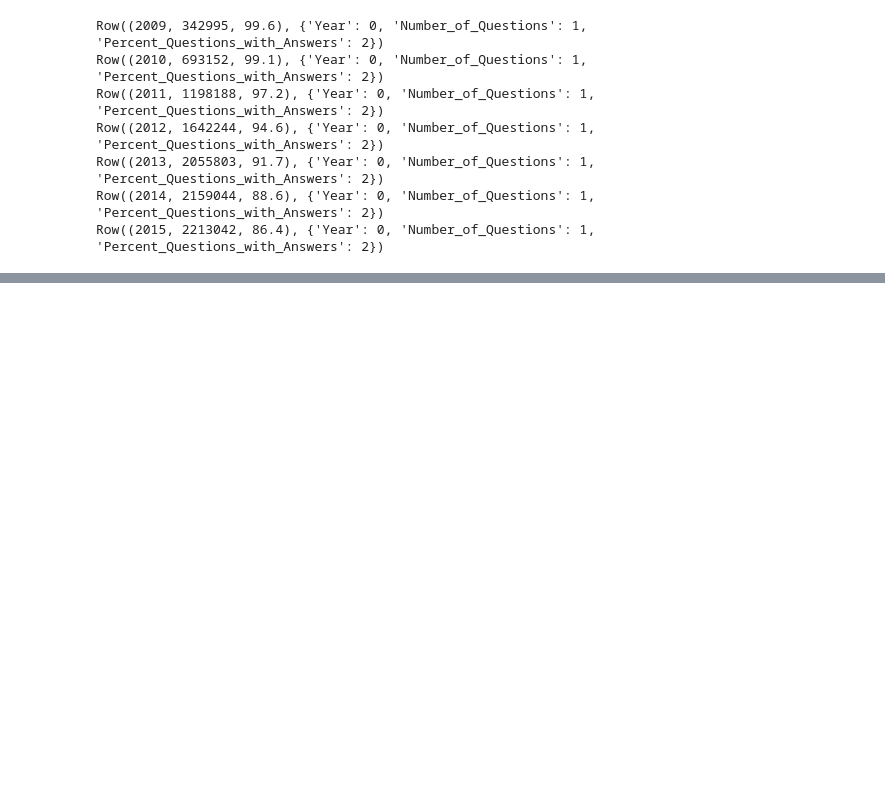
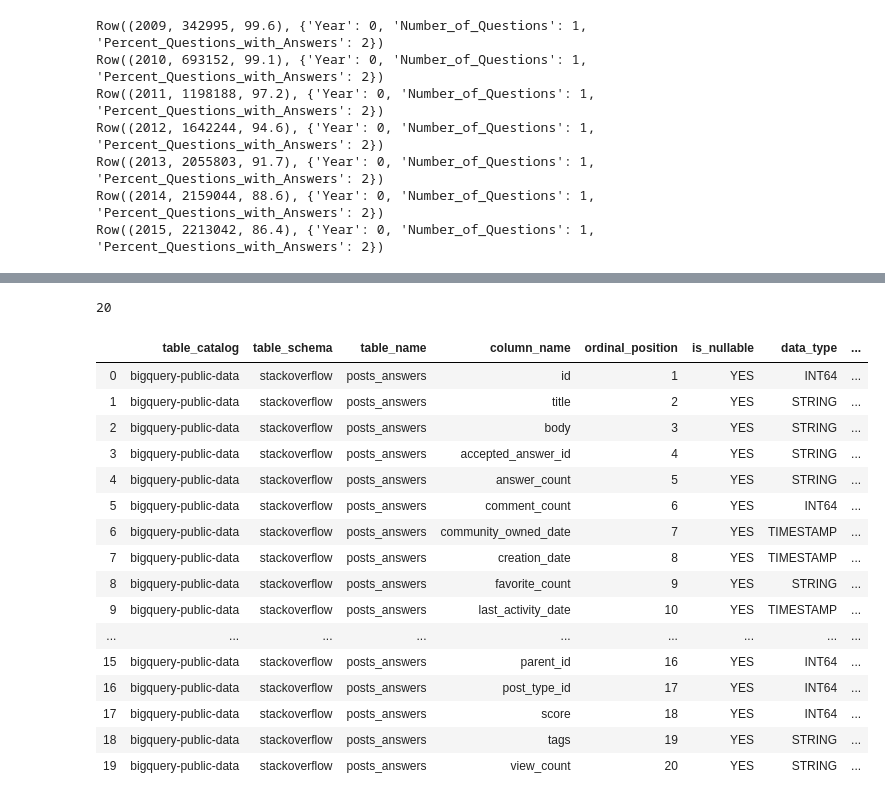
Before and after one commit to tarrade/proj_NLP_text_classification_with_GCP, a Jupyter notebook: notebook/01-Exploration-BigQuery.ipynb, the cells around one changed output, grey strips where cells are left out. Saved outputs shown, nothing was run; the diff lists cells and outputs as text; code cells hidden in the pictures; blank space fills up the shorter version.

Commit message:
add notebook to explore BigQuery

```diff
--- a/notebook/01-Exploration-BigQuery.ipynb
+++ b/notebook/01-Exploration-BigQuery.ipynb
@@ -244,0 +231,32 @@ Row((2015, 2213042, 86.4), {'Year': 0, 'Number_of_Questions': 1, 'Percent_Questi
+# %%
+client = bigquery.Client()
+
+query = """SELECT
+ * EXCEPT(is_generated, generation_expression, is_stored, is_updatable)
+FROM
+ `bigquery-public-data.stackoverflow`.INFORMATION_SCHEMA.COLUMNS
+WHERE
+ table_name="posts_answers"
+"""
+df = client.query(query).to_dataframe()
+print(len(df))
+df
+# %% [output]
+20
+|  | table_catalog | table_schema | table_name | column_name | ordinal_position | is_nullable | data_type | ... |
+| 0 | bigquery-public-data | stackoverflow | posts_answers | id | 1 | YES | INT64 | ... |
+| 1 | bigquery-public-data | stackoverflow | posts_answers | title | 2 | YES | STRING | ... |
+| 2 | bigquery-public-data | stackoverflow | posts_answers | body | 3 | YES | STRING | ... |
+| 3 | bigquery-public-data | stackoverflow | posts_answers | accepted_answer_id | 4 | YES | STRING | ... |
+| 4 | bigquery-public-data | stackoverflow | posts_answers | answer_count | 5 | YES | STRING | ... |
+| 5 | bigquery-public-data | stackoverflow | posts_answers | comment_count | 6 | YES | INT64 | ... |
+| 6 | bigquery-public-data | stackoverflow | posts_answers | community_owned_date | 7 | YES | TIMESTAMP | ... |
+| 7 | bigquery-public-data | stackoverflow | posts_answers | creation_date | 8 | YES | TIMESTAMP | ... |
+| 8 | bigquery-public-data | stackoverflow | posts_answers | favorite_count | 9 | YES | STRING | ... |
+| 9 | bigquery-public-data | stackoverflow | posts_answers | last_activity_date | 10 | YES | TIMESTAMP | ... |
+| ... | ... | ... | ... | ... | ... | ... | ... | ... |
+| 15 | bigquery-public-data | stackoverflow | posts_answers | parent_id | 16 | YES | INT64 | ... |
+| 16 | bigquery-public-data | stackoverflow | posts_answers | post_type_id | 17 | YES | INT64 | ... |
+| 17 | bigquery-public-data | stackoverflow | posts_answers | score | 18 | YES | INT64 | ... |
+| 18 | bigquery-public-data | stackoverflow | posts_answers | tags | 19 | YES | STRING | ... |
+| 19 | bigquery-public-data | stackoverflow | posts_answers | view_count | 20 | YES | STRING | ... |
```
Also changed, not shown: parts of 18 cells of this notebook.
